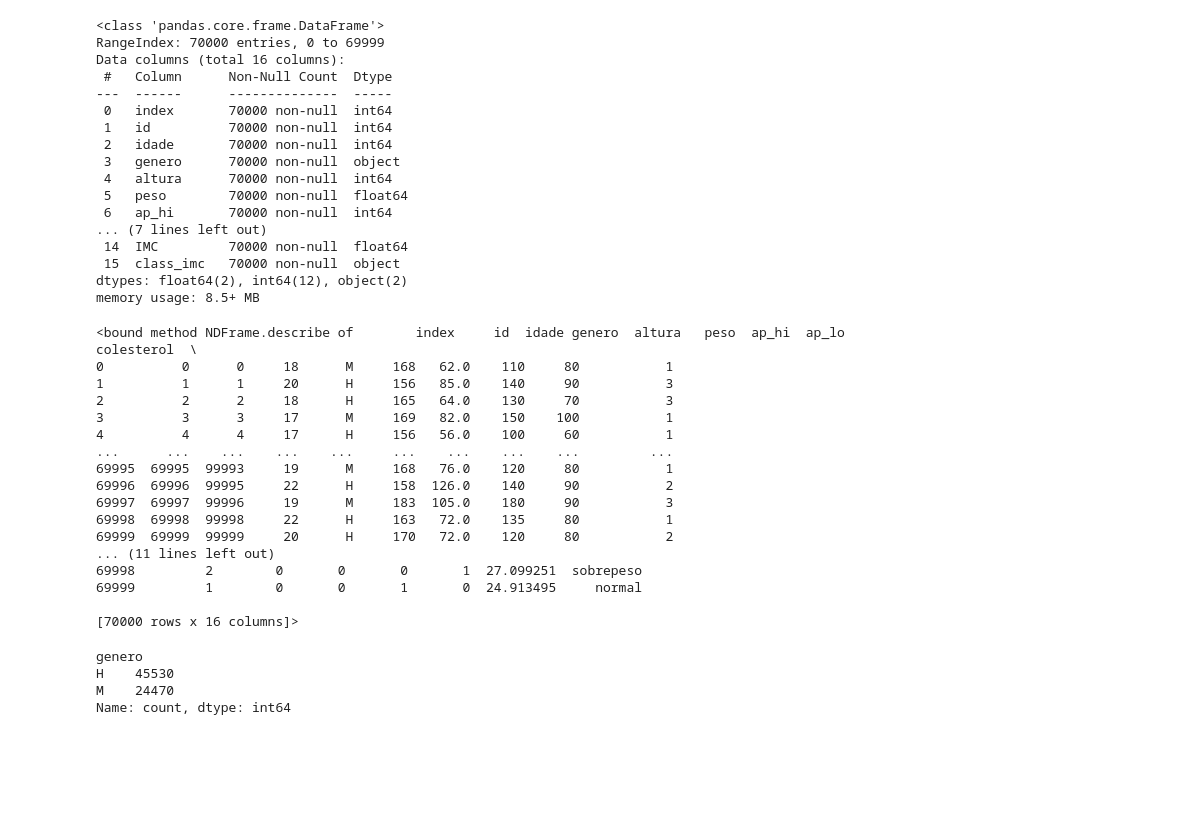
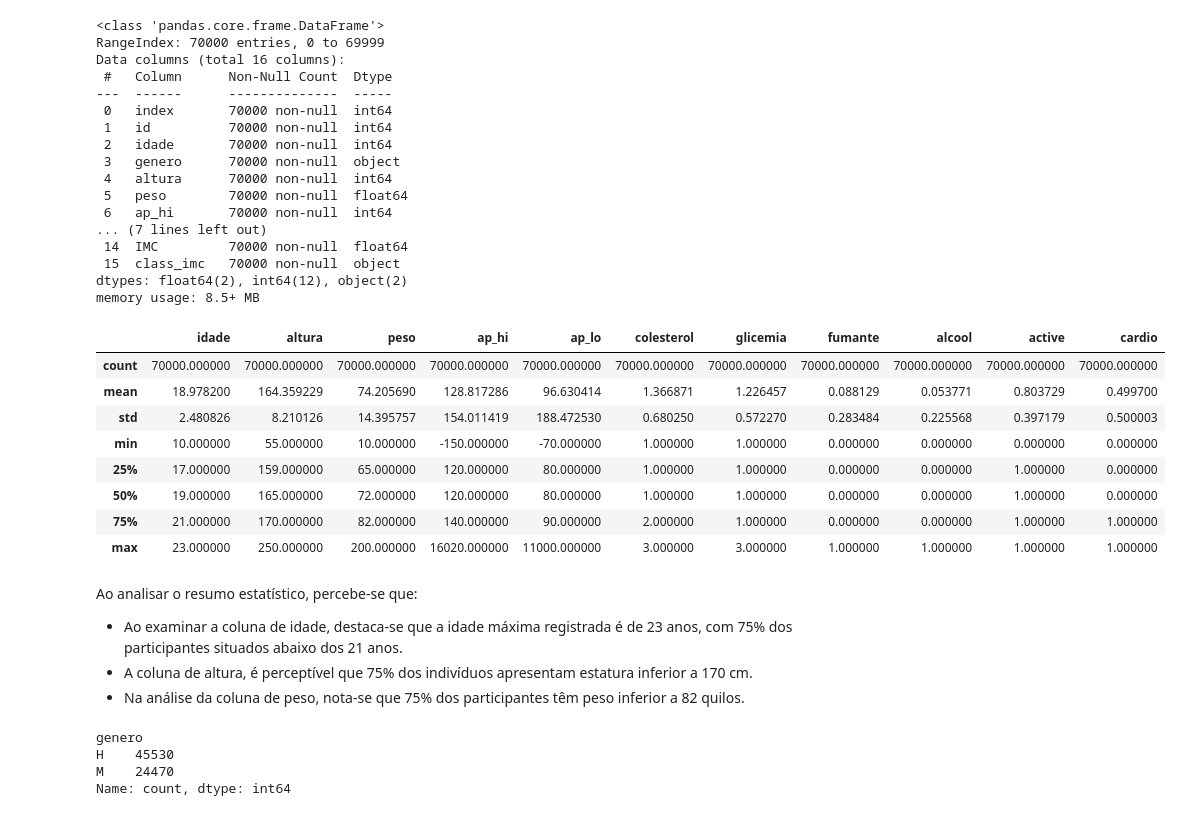
Before and after one commit to Zirmaozin/Projeto01, a Jupyter notebook: codigo.ipynb, the cells around one changed output. Saved outputs shown, nothing was run; the diff lists cells and outputs as text; code cells hidden in the pictures; blank space fills up the shorter version.

```diff
--- a/codigo.ipynb
+++ b/codigo.ipynb
@@ -143,25 +143,23 @@ dtypes: float64(2), int64(12), object(2)
 memory usage: 8.5+ MB
 # %%
 #Resumo Estátisticos
-saude_df.describe
+saude_df[['idade', 'genero', 'altura', 'peso', 'ap_hi',	'ap_lo', 'colesterol', 'glicemia', 'fumante', 'alcool', 'active', 'cardio',]].describe()
 # %% [output]
-<bound method NDFrame.describe of        index     id  idade genero  altura   peso  ap_hi  ap_lo  colesterol  \
-0          0      0     18      M     168   62.0    110     80           1
-1          1      1     20      H     156   85.0    140     90           3
-2          2      2     18      H     165   64.0    130     70           3
-3          3      3     17      M     169   82.0    150    100           1
-4          4      4     17      H     156   56.0    100     60           1
-...      ...    ...    ...    ...     ...    ...    ...    ...         ...
-69995  69995  99993     19      M     168   76.0    120     80           1
-69996  69996  99995     22      H     158  126.0    140     90           2
-69997  69997  99996     19      M     183  105.0    180     90           3
-69998  69998  99998     22      H     163   72.0    135     80           1
-69999  69999  99999     20      H     170   72.0    120     80           2
-... (11 lines left out)
-69998         2        0       0       0       1  27.099251  sobrepeso
-69999         1        0       0       1       0  24.913495     normal
-
-[70000 rows x 16 columns]>
+|  | idade | altura | peso | ap_hi | ap_lo | colesterol | glicemia | fumante | alcool | active | cardio |
+| count | 70000.000000 | 70000.000000 | 70000.000000 | 70000.000000 | 70000.000000 | 70000.000000 | 70000.000000 | 70000.000000 | 70000.000000 | 70000.000000 | 70000.000000 |
+| mean | 18.978200 | 164.359229 | 74.205690 | 128.817286 | 96.630414 | 1.366871 | 1.226457 | 0.088129 | 0.053771 | 0.803729 | 0.499700 |
+| std | 2.480826 | 8.210126 | 14.395757 | 154.011419 | 188.472530 | 0.680250 | 0.572270 | 0.283484 | 0.225568 | 0.397179 | 0.500003 |
+| min | 10.000000 | 55.000000 | 10.000000 | -150.000000 | -70.000000 | 1.000000 | 1.000000 | 0.000000 | 0.000000 | 0.000000 | 0.000000 |
+| 25% | 17.000000 | 159.000000 | 65.000000 | 120.000000 | 80.000000 | 1.000000 | 1.000000 | 0.000000 | 0.000000 | 1.000000 | 0.000000 |
+| 50% | 19.000000 | 165.000000 | 72.000000 | 120.000000 | 80.000000 | 1.000000 | 1.000000 | 0.000000 | 0.000000 | 1.000000 | 0.000000 |
+| 75% | 21.000000 | 170.000000 | 82.000000 | 140.000000 | 90.000000 | 2.000000 | 1.000000 | 0.000000 | 0.000000 | 1.000000 | 1.000000 |
+| max | 23.000000 | 250.000000 | 200.000000 | 16020.000000 | 11000.000000 | 3.000000 | 3.000000 | 1.000000 | 1.000000 | 1.000000 | 1.000000 |
+# %% [markdown]
+Ao analisar o resumo estatístico, percebe-se que:
+
+- Ao examinar a coluna de idade, destaca-se que a idade máxima registrada é de 23 anos, com 75% dos participantes situados abaixo dos 21 anos.
+- A coluna de altura, é perceptível que 75% dos indivíduos apresentam estatura inferior a 170 cm.
+- Na análise da coluna de peso, nota-se que 75% dos participantes têm peso inferior a 82 quilos.
 # %%
 #Será que a distribuição é maior no sexo masculino ou no sexo feminino?
 saude_df['genero'].value_counts()
```
Also changed, not shown: parts of 1 cell of this notebook.
